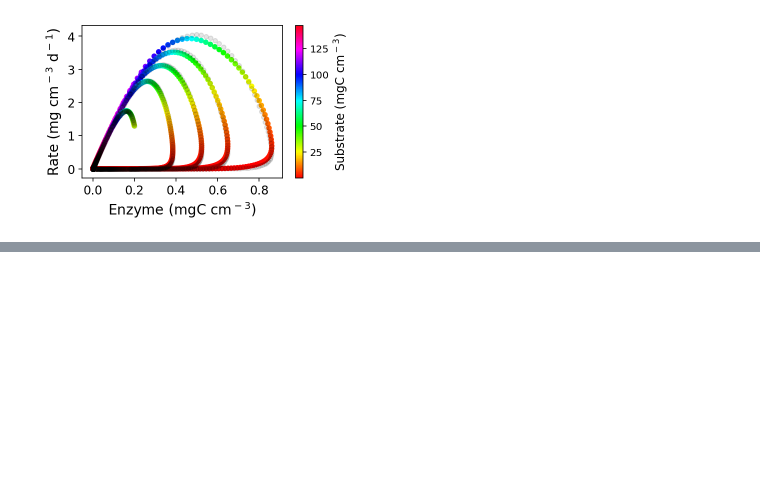
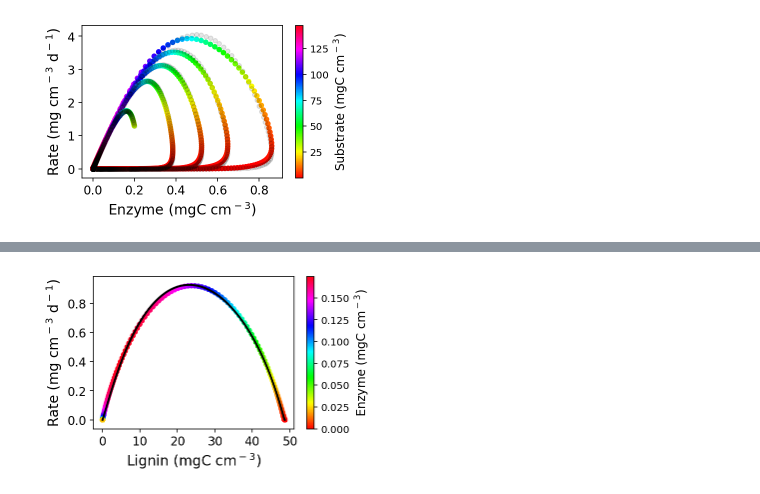
Before and after one commit to bioatmosphere/An_emergent_soil_enzyme_decomposition_model, a Jupyter notebook: Figure_4/Fig_4_ECA_model.ipynb, the cells around one changed output, grey strips where cells are left out. Saved outputs shown, nothing was run; the diff lists cells and outputs as text; code cells hidden in the pictures; blank space fills up the shorter version.

```diff
--- a/Figure_4/Fig_4_ECA_model.ipynb
+++ b/Figure_4/Fig_4_ECA_model.ipynb
@@ -227,0 +262,4 @@ cb.set_label("Substrate (mgC cm$^-$$^3$)",size=12)
+# %%
+#get rid of the data of Enz_rate = 10.5e-5
+Lignin = Lignin[Lignin.Enz_rate != 10.5e-5]
+Lignin.shape
@@ -227,0 +270,3 @@ cb.set_label("Substrate (mgC cm$^-$$^3$)",size=12)
+# %%
+Lignin_15 = Lignin[Lignin.Enz_rate == 15.0e-5]
+Lignin_15.tail()
@@ -227,0 +280,33 @@ cb.set_label("Substrate (mgC cm$^-$$^3$)",size=12)
+# %%
+def ECA(Substrate,Enzyme):
+    Vmax = 14.8261
+    K    = 27.2465
+    Rate = Substrate*Enzyme*Vmax/(K+ Substrate+Enzyme)
+
+    return Rate
+# %%
+# predicted rate
+Rate_ECA1 = ECA(Lignin_15['Substrate_series'],Lignin_15['Enzyme_series'])
+# %%
+# rate vs. substrate
+
+fig, ax = plt.subplots(figsize=(4.5,2.8))
+
+sd = ax.scatter(Lignin_15['Substrate_series'],Lignin_15['Decayrates_series'],s=20,
+           c=Lignin_15['Enzyme_series'],cmap='hsv',alpha=1)
+ax.plot(Lignin_15['Substrate_series'],Rate_ECA1,linewidth=2, color='black',alpha=1.0)
+
+ax.set_xlabel("Lignin (mgC cm$^-$$^3$)",size=14,weight='normal')
+ax.set_ylabel("Rate (mg cm$^-$$^3$ d$^-$$^1$)",size=14,weight='normal')
+
+plt.xticks(fontsize=12)
+plt.yticks(fontsize=12)
+
+
+cb = plt.colorbar(sd)
+
+cb.set_label("Enzyme (mgC cm$^-$$^3$)",size=12)
+
+#plt.savefig('ECA_Rate_Substrate_Lignin.pdf',bbox_inches='tight')
+# %% [output]
+[figure, added]
```
Also changed, not shown: parts of 39 cells of this notebook.
